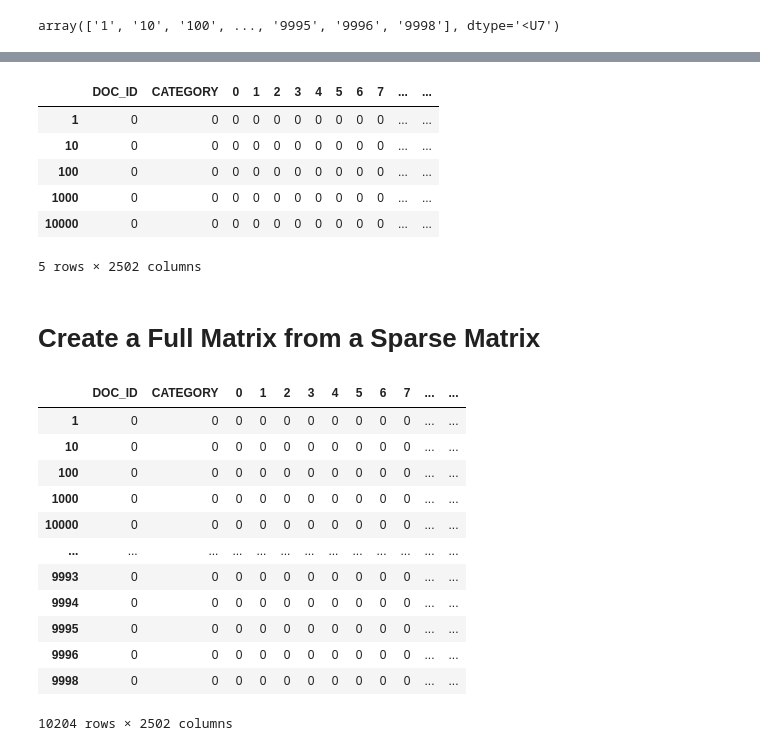
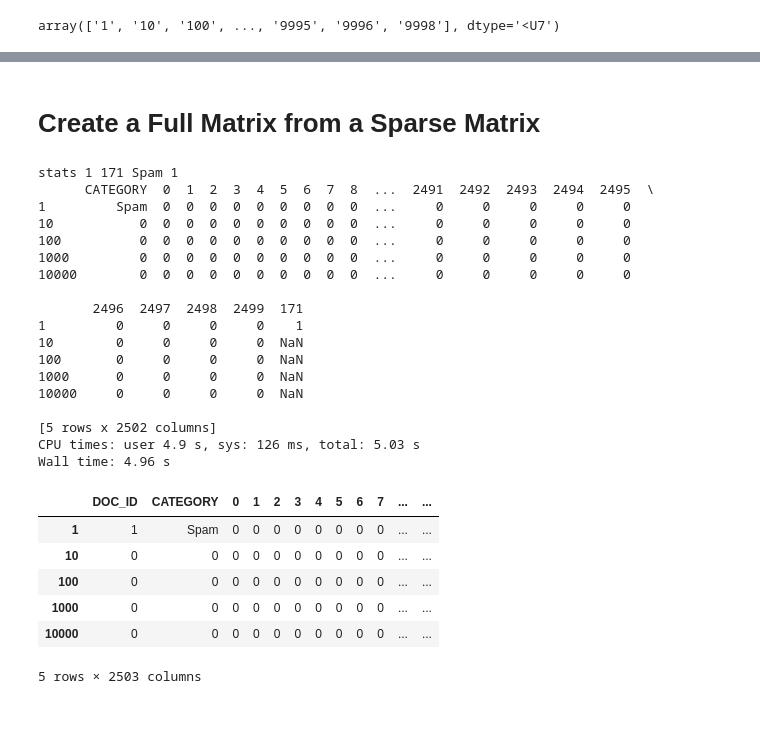
Before and after one commit to AlexHappyCode/CSC845-twitter-spam-detection, a Jupyter notebook: alex/Bayes_Classifier.ipynb, the cells around one changed output, grey strips where cells are left out. Cells and saved outputs as stored; diff of their text form; code cells hidden in the pictures; blank space fills up the shorter version.

Commit message:
working on fixing full matrix algorithm

```diff
--- a/alex/Bayes_Classifier.ipynb
+++ b/alex/Bayes_Classifier.ipynb
@@ -27,6 +37,6 @@ num tweets in trainning file 4373
 # %% [markdown]
 # How to create an empty DataFrame
 # %%
-column_names = ['DOC_ID'] + ['CATEGORY'] + list(range(0, VOCAB_SIZE))
+column_names = ['CATEGORY'] + list(range(0, VOCAB_SIZE))
 len(column_names)
 # %% [output]
@@ -42,17 +63,7 @@ full_train_data.fillna(value=0, inplace=True)
-# %%
-full_train_data.head()
-# %% [output]
-|  | DOC_ID | CATEGORY | 0 | 1 | 2 | 3 | 4 | 5 | 6 | 7 | ... | ... |
-| 1 | 0 | 0 | 0 | 0 | 0 | 0 | 0 | 0 | 0 | 0 | ... | ... |
-| 10 | 0 | 0 | 0 | 0 | 0 | 0 | 0 | 0 | 0 | 0 | ... | ... |
-| 100 | 0 | 0 | 0 | 0 | 0 | 0 | 0 | 0 | 0 | 0 | ... | ... |
-| 1000 | 0 | 0 | 0 | 0 | 0 | 0 | 0 | 0 | 0 | 0 | ... | ... |
-| 10000 | 0 | 0 | 0 | 0 | 0 | 0 | 0 | 0 | 0 | 0 | ... | ... |
-5 rows × 2502 columns
 # %% [markdown]
 # Create a Full Matrix from a Sparse Matrix
 # %%
-def make_full_matrix(sparse_matrix, num_words, doc_idx=0, word_idx=1, cat_idx=2, freq_idx=3):
+def make_full_matrix(sparse_matrix, num_words, tweet_idx=0, word_idx=1, cat_idx=2, freq_idx=3):
     '''
     Form a full matrix from a sparse matrix.
     Return pandas dataframe.
@@ -60,49 +71,69 @@ def make_full_matrix(sparse_matrix, num_words, doc_idx=0, word_idx=1, cat_idx=2,
     Keyword arguments:
     sparse_matrix -- numpy array
     num_words -- size of vocabulary. Total number of tokens.
-    doc_idx -- position of the document id in the sparse matrix
+    TWEET_IDx -- position of the document id in the sparse matrix
     word_idx -- position of the word id in the sparse matrix
     cat_idx -- position of the label in the sparse matrix
     freq_idx -- position of the frequency in the sparse matrix
     '''
-    column_names = ['DOC_ID'] + ['CATEGORY'] + list(range(0, VOCAB_SIZE))
-    doc_id_names = np.unique(sparse_train_data[:, 0])
-    full_matrix = pd.DataFrame(index=doc_id_names, columns=column_names)
+    column_names = ['CATEGORY'] + list(range(num_words))
+    tweet_id_names = np.unique(sparse_matrix[:, 0])
+    full_matrix = pd.DataFrame(index=tweet_id_names, columns=column_names)
     full_matrix.fillna(value=0, inplace=True)
+    full_matrix.head()
 
     # this line needs fixing
     full_matrix['CATEGORY'] = full_matrix['CATEGORY'].astype(str)
 
     for i in range(sparse_matrix.shape[0]):
-        doc_num = sparse_matrix[i][doc_idx]
+        tweet_num = sparse_matrix[i][tweet_idx]
         word_id = sparse_matrix[i][word_idx]
         label = sparse_matrix[i][cat_idx]
         occurrence = sparse_matrix[i][freq_idx]
 
-        full_matrix.at[doc_num, 'DOC_ID'] = doc_num
-        full_matrix.at[doc_num, 'CATEGORY'] = label
-        full_matrix.at[doc_num, word_id] = occurrence
+        print('stats', tweet_num, word_id, label, occurrence)
 
-    full_matrix.set_index('DOC_ID', inplace=True)
+        #full_matrix.at[tweet_num, 'TWEET_ID'] = tweet_num
+        full_matrix.at[tweet_num, 'CATEGORY'] = label
+        full_matrix.at[tweet_num, word_id] = occurrence
 
-    return full_train_data
+        break
+
+    #full_matrix.set_index('TWEET_ID', inplace=True)
+    print(full_matrix.head())
+
+    return full_matrix
 # %%
 %%time
 
 full_train_data = make_full_matrix(sparse_train_data, VOCAB_SIZE)
+# %% [output]
+stats 1 171 Spam 1
+      CATEGORY  0  1  2  3  4  5  6  7  8  ...  2491  2492  2493  2494  2495  \
+1         Spam  0  0  0  0  0  0  0  0  0  ...     0     0     0     0     0
+10           0  0  0  0  0  0  0  0  0  0  ...     0     0     0     0     0
+100          0  0  0  0  0  0  0  0  0  0  ...     0     0     0     0     0
+1000         0  0  0  0  0  0  0  0  0  0  ...     0     0     0     0     0
+10000        0  0  0  0  0  0  0  0  0  0  ...     0     0     0     0     0
+
+       2496  2497  2498  2499  171
+1         0     0     0     0    1
+10        0     0     0     0  NaN
+100       0     0     0     0  NaN
+1000      0     0     0     0  NaN
+10000     0     0     0     0  NaN
+
+[5 rows x 2502 columns]
+CPU times: user 4.9 s, sys: 126 ms, total: 5.03 s
+Wall time: 4.96 s
 # %%
-full_train_data
+full_train_data.shape
+full_train_data.head()
 # %% [output]
 |  | DOC_ID | CATEGORY | 0 | 1 | 2 | 3 | 4 | 5 | 6 | 7 | ... | ... |
-| 1 | 0 | 0 | 0 | 0 | 0 | 0 | 0 | 0 | 0 | 0 | ... | ... |
+| 1 | 1 | Spam | 0 | 0 | 0 | 0 | 0 | 0 | 0 | 0 | ... | ... |
 | 10 | 0 | 0 | 0 | 0 | 0 | 0 | 0 | 0 | 0 | 0 | ... | ... |
 | 100 | 0 | 0 | 0 | 0 | 0 | 0 | 0 | 0 | 0 | 0 | ... | ... |
 | 1000 | 0 | 0 | 0 | 0 | 0 | 0 | 0 | 0 | 0 | 0 | ... | ... |
 | 10000 | 0 | 0 | 0 | 0 | 0 | 0 | 0 | 0 | 0 | 0 | ... | ... |
-| ... | ... | ... | ... | ... | ... | ... | ... | ... | ... | ... | ... | ... |
-| 9993 | 0 | 0 | 0 | 0 | 0 | 0 | 0 | 0 | 0 | 0 | ... | ... |
-| 9994 | 0 | 0 | 0 | 0 | 0 | 0 | 0 | 0 | 0 | 0 | ... | ... |
-| 9995 | 0 | 0 | 0 | 0 | 0 | 0 | 0 | 0 | 0 | 0 | ... | ... |
-| 9996 | 0 | 0 | 0 | 0 | 0 | 0 | 0 | 0 | 0 | 0 | ... | ... |
-| 9998 | 0 | 0 | 0 | 0 | 0 | 0 | 0 | 0 | 0 | 0 | ... | ... |
-10204 rows × 2502 columns
+5 rows × 2503 columns
```
Also changed, not shown: parts of 3 cells of this notebook, 1 other file.
